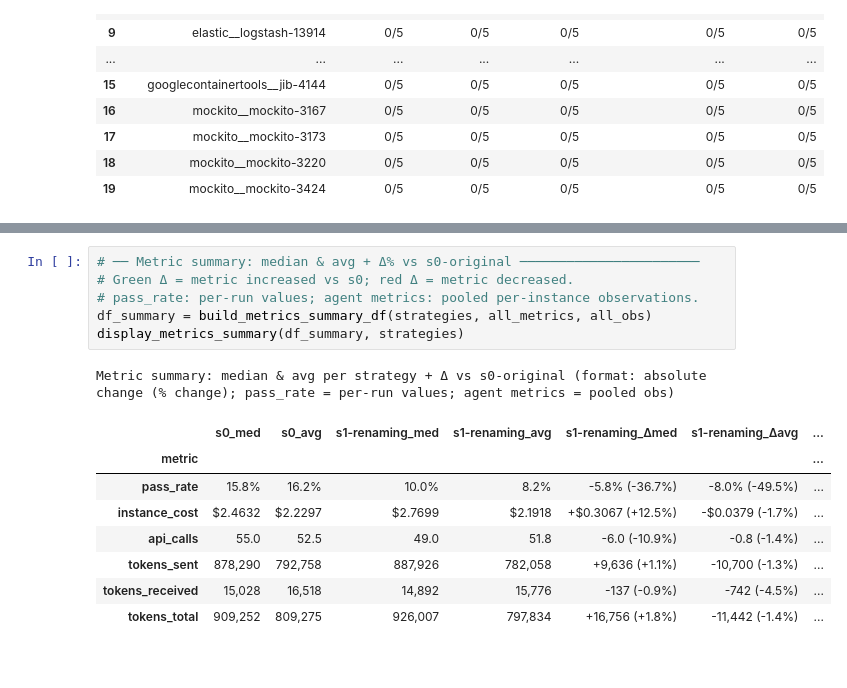
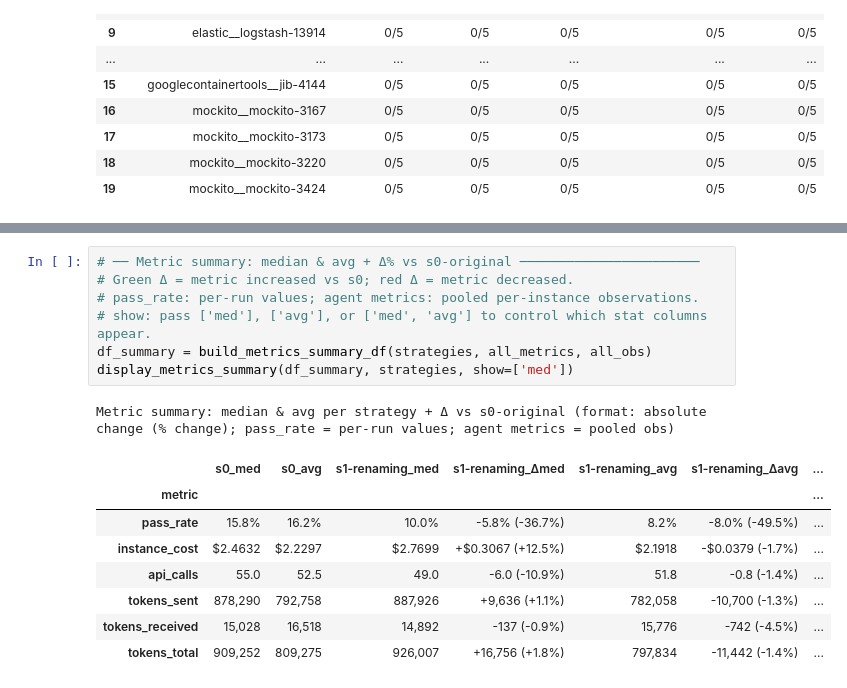
Before and after one commit to Vladislav0Art/thesis-metamorphic-eval, a Jupyter notebook: scripts/comparison.ipynb, the cells around one changed output, grey strips where cells are left out. Saved outputs shown, nothing was run; the diff lists cells and outputs as text.

```diff
--- a/scripts/comparison.ipynb
+++ b/scripts/comparison.ipynb
@@ -316,16 +316,17 @@ Per-instance stat sig: api_calls (pooled obs, Wilcoxon rank-sum, α=0.05; * = si
 # %%
 # ── Metric summary: median & avg + Δ% vs s0-original ───────────────────────
 # Green Δ = metric increased vs s0; red Δ = metric decreased.
 # pass_rate: per-run values; agent metrics: pooled per-instance observations.
+# show: pass ['med'], ['avg'], or ['med', 'avg'] to control which stat columns appear.
 df_summary = build_metrics_summary_df(strategies, all_metrics, all_obs)
-display_metrics_summary(df_summary, strategies)
+display_metrics_summary(df_summary, strategies, show=['med'])
 # %% [output]
 Metric summary: median & avg per strategy + Δ vs s0-original (format: absolute change (% change); pass_rate = per-run values; agent metrics = pooled obs)
-|  | s0_med | s0_avg | s1-renaming_med | s1-renaming_avg | s1-renaming_Δmed | s1-renaming_Δavg | ... |
+|  | s0_med | s0_avg | s1-renaming_med | s1-renaming_Δmed | s1-renaming_avg | s1-renaming_Δavg | ... |
 | metric |  |  |  |  |  |  | ... |
-| pass_rate | 15.8% | 16.2% | 10.0% | 8.2% | -5.8% (-36.7%) | -8.0% (-49.5%) | ... |
-| instance_cost | $2.4632 | $2.2297 | $2.7699 | $2.1918 | +$0.3067 (+12.5%) | -$0.0379 (-1.7%) | ... |
-| api_calls | 55.0 | 52.5 | 49.0 | 51.8 | -6.0 (-10.9%) | -0.8 (-1.4%) | ... |
-| tokens_sent | 878,290 | 792,758 | 887,926 | 782,058 | +9,636 (+1.1%) | -10,700 (-1.3%) | ... |
-| tokens_received | 15,028 | 16,518 | 14,892 | 15,776 | -137 (-0.9%) | -742 (-4.5%) | ... |
-| tokens_total | 909,252 | 809,275 | 926,007 | 797,834 | +16,756 (+1.8%) | -11,442 (-1.4%) | ... |
+| pass_rate | 15.8% | 16.2% | 10.0% | -5.8% (-36.7%) | 8.2% | -8.0% (-49.5%) | ... |
+| instance_cost | $2.4632 | $2.2297 | $2.7699 | +$0.3067 (+12.5%) | $2.1918 | -$0.0379 (-1.7%) | ... |
+| api_calls | 55.0 | 52.5 | 49.0 | -6.0 (-10.9%) | 51.8 | -0.8 (-1.4%) | ... |
+| tokens_sent | 878,290 | 792,758 | 887,926 | +9,636 (+1.1%) | 782,058 | -10,700 (-1.3%) | ... |
+| tokens_received | 15,028 | 16,518 | 14,892 | -137 (-0.9%) | 15,776 | -742 (-4.5%) | ... |
+| tokens_total | 909,252 | 809,275 | 926,007 | +16,756 (+1.8%) | 797,834 | -11,442 (-1.4%) | ... |
```
Also changed, not shown: 1 other file.
